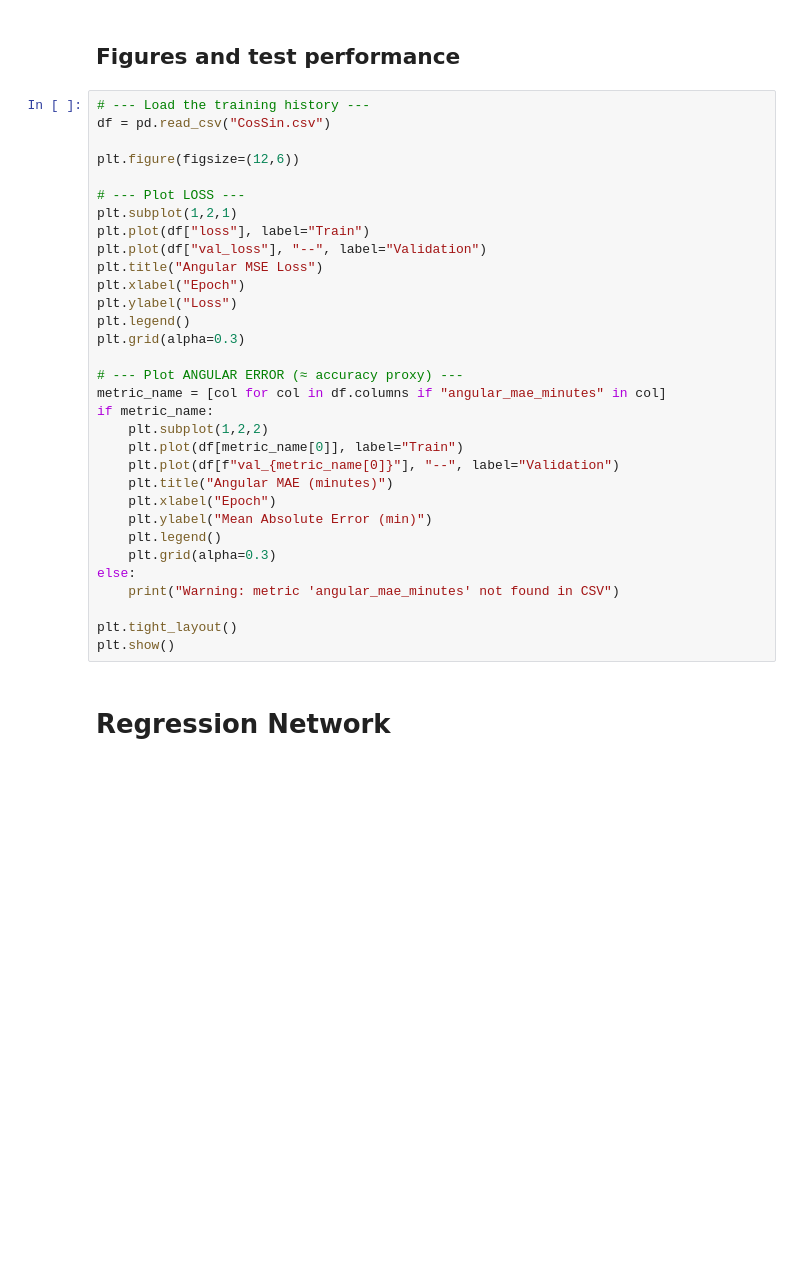
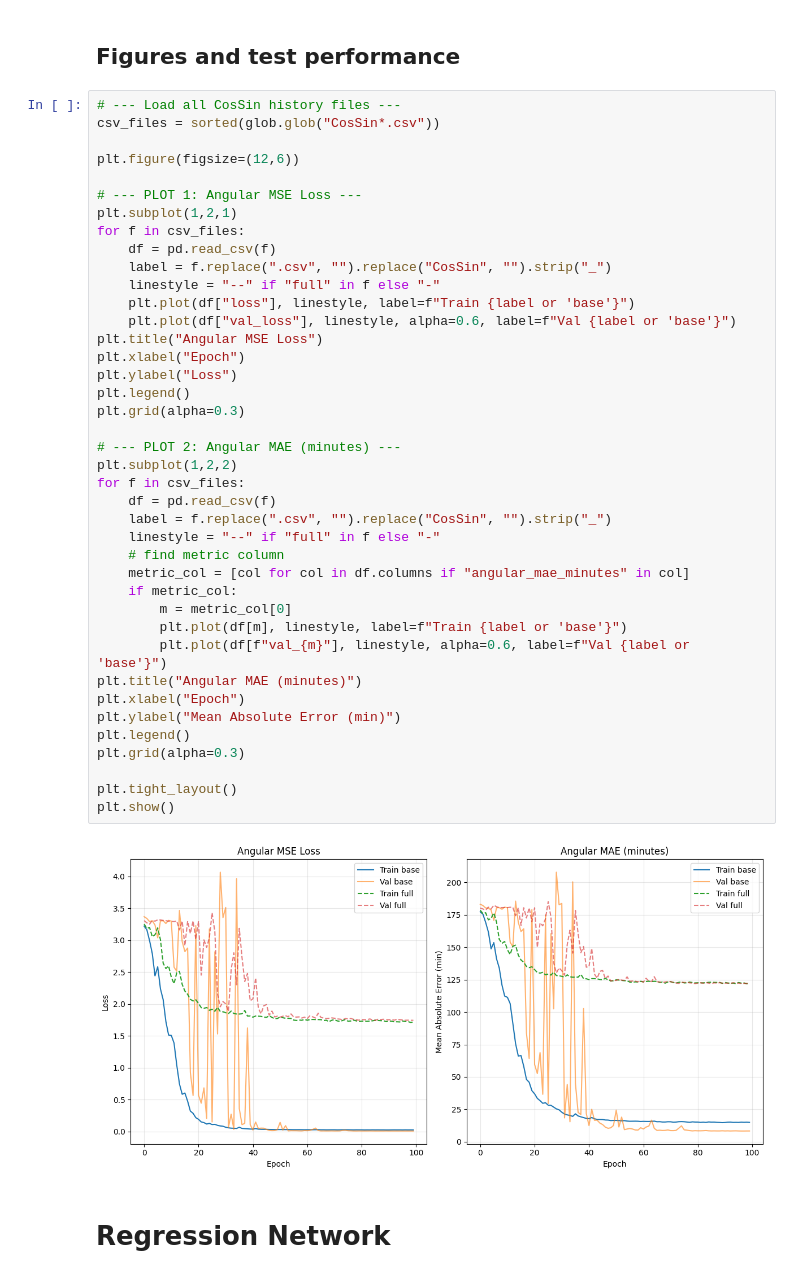
Before and after one commit to CoenBuller/IDL_Assignment_2, a Jupyter notebook: task_2/Task_2.ipynb, the cells around one changed output. Drawn from its saved outputs; the diff is of its cells as text; blank space fills up the shorter version.

```diff
--- a/task_2/Task_2.ipynb
+++ b/task_2/Task_2.ipynb
@@ -546,37 +621,47 @@ hist_df.to_csv("CosSin.csv", index=False)
 # %% [markdown]
 ## Figures and test performance
 # %%
-# --- Load the training history ---
-df = pd.read_csv("CosSin.csv")
+# --- Load all CosSin history files ---
+csv_files = sorted(glob.glob("CosSin*.csv"))
 
 plt.figure(figsize=(12,6))
 
-# --- Plot LOSS ---
+# --- PLOT 1: Angular MSE Loss ---
 plt.subplot(1,2,1)
-plt.plot(df["loss"], label="Train")
-plt.plot(df["val_loss"], "--", label="Validation")
+for f in csv_files:
+    df = pd.read_csv(f)
+    label = f.replace(".csv", "").replace("CosSin", "").strip("_")
+    linestyle = "--" if "full" in f else "-"
+    plt.plot(df["loss"], linestyle, label=f"Train {label or 'base'}")
+    plt.plot(df["val_loss"], linestyle, alpha=0.6, label=f"Val {label or 'base'}")
 plt.title("Angular MSE Loss")
 plt.xlabel("Epoch")
 plt.ylabel("Loss")
 plt.legend()
 plt.grid(alpha=0.3)
 
-# --- Plot ANGULAR ERROR (≈ accuracy proxy) ---
-metric_name = [col for col in df.columns if "angular_mae_minutes" in col]
-if metric_name:
-    plt.subplot(1,2,2)
-    plt.plot(df[metric_name[0]], label="Train")
-    plt.plot(df[f"val_{metric_name[0]}"], "--", label="Validation")
-    plt.title("Angular MAE (minutes)")
-    plt.xlabel("Epoch")
-    plt.ylabel("Mean Absolute Error (min)")
-    plt.legend()
-    plt.grid(alpha=0.3)
-else:
-    print("Warning: metric 'angular_mae_minutes' not found in CSV")
+# --- PLOT 2: Angular MAE (minutes) ---
+plt.subplot(1,2,2)
+for f in csv_files:
+    df = pd.read_csv(f)
+    label = f.replace(".csv", "").replace("CosSin", "").strip("_")
+    linestyle = "--" if "full" in f else "-"
+    # find metric column
+    metric_col = [col for col in df.columns if "angular_mae_minutes" in col]
+    if metric_col:
+        m = metric_col[0]
+        plt.plot(df[m], linestyle, label=f"Train {label or 'base'}")
+        plt.plot(df[f"val_{m}"], linestyle, alpha=0.6, label=f"Val {label or 'base'}")
+plt.title("Angular MAE (minutes)")
+plt.xlabel("Epoch")
+plt.ylabel("Mean Absolute Error (min)")
+plt.legend()
+plt.grid(alpha=0.3)
 
 plt.tight_layout()
 plt.show()
+# %% [output]
+[figure, added]
 # %% [markdown]
 # Regression Network
 # %%
```
Also changed, not shown: parts of 7 cells of this notebook.
